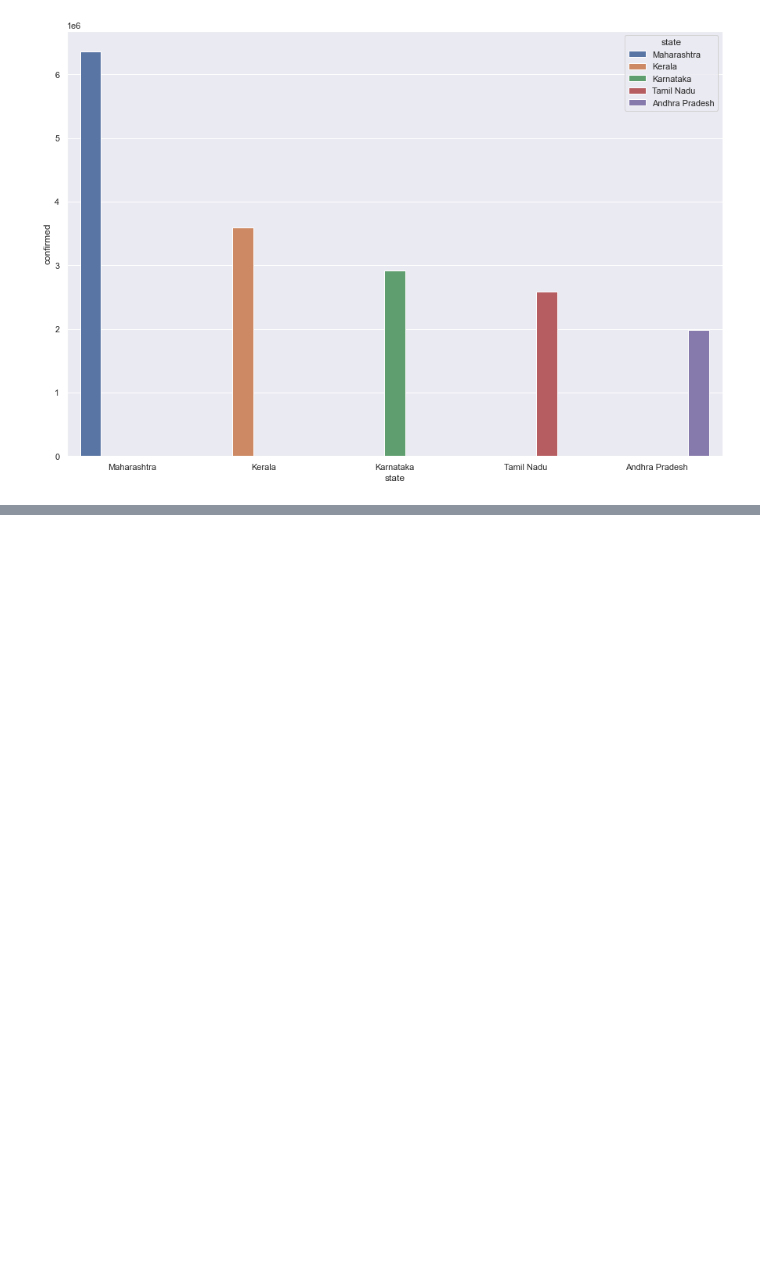
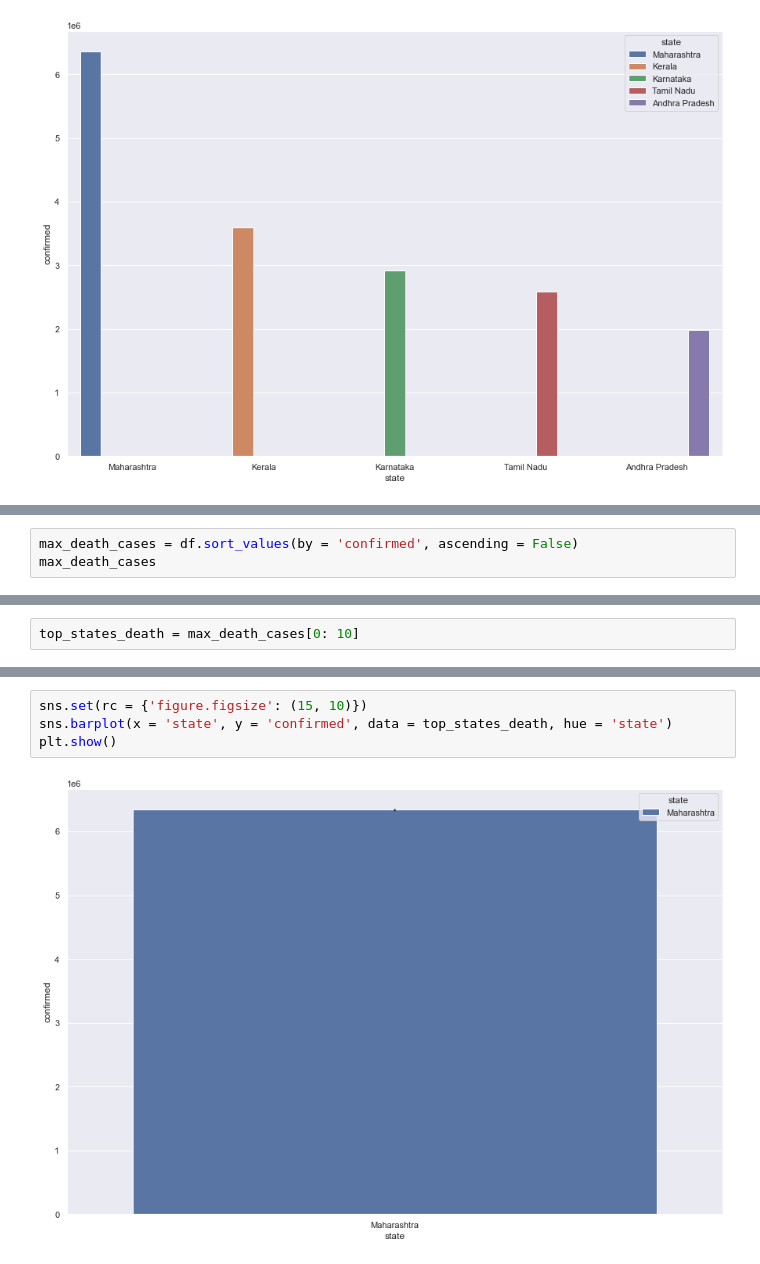
Before and after one commit to imamahasane/Machine_Learning_Practices, a Jupyter notebook: ML_Great_Learning/covid19_case_study.ipynb, the cells around one changed output, grey strips where cells are left out. Cells and saved outputs as stored; diff of their text form; blank space fills up the shorter version.

```diff
--- a/ML_Great_Learning/covid19_case_study.ipynb
+++ b/ML_Great_Learning/covid19_case_study.ipynb
@@ -89,0 +120,3 @@ plt.show()
+# %%
+max_death_cases = df.sort_values(by = 'confirmed', ascending = False)
+max_death_cases
@@ -89,0 +137,2 @@ plt.show()
+# %%
+top_states_death = max_death_cases[0: 10]
@@ -89,0 +153,6 @@ plt.show()
+# %%
+sns.set(rc = {'figure.figsize': (15, 10)})
+sns.barplot(x = 'state', y = 'confirmed', data = top_states_death, hue = 'state')
+plt.show()
+# %% [output]
+[figure, added]
```
Also changed, not shown: parts of 8 cells of this notebook.
